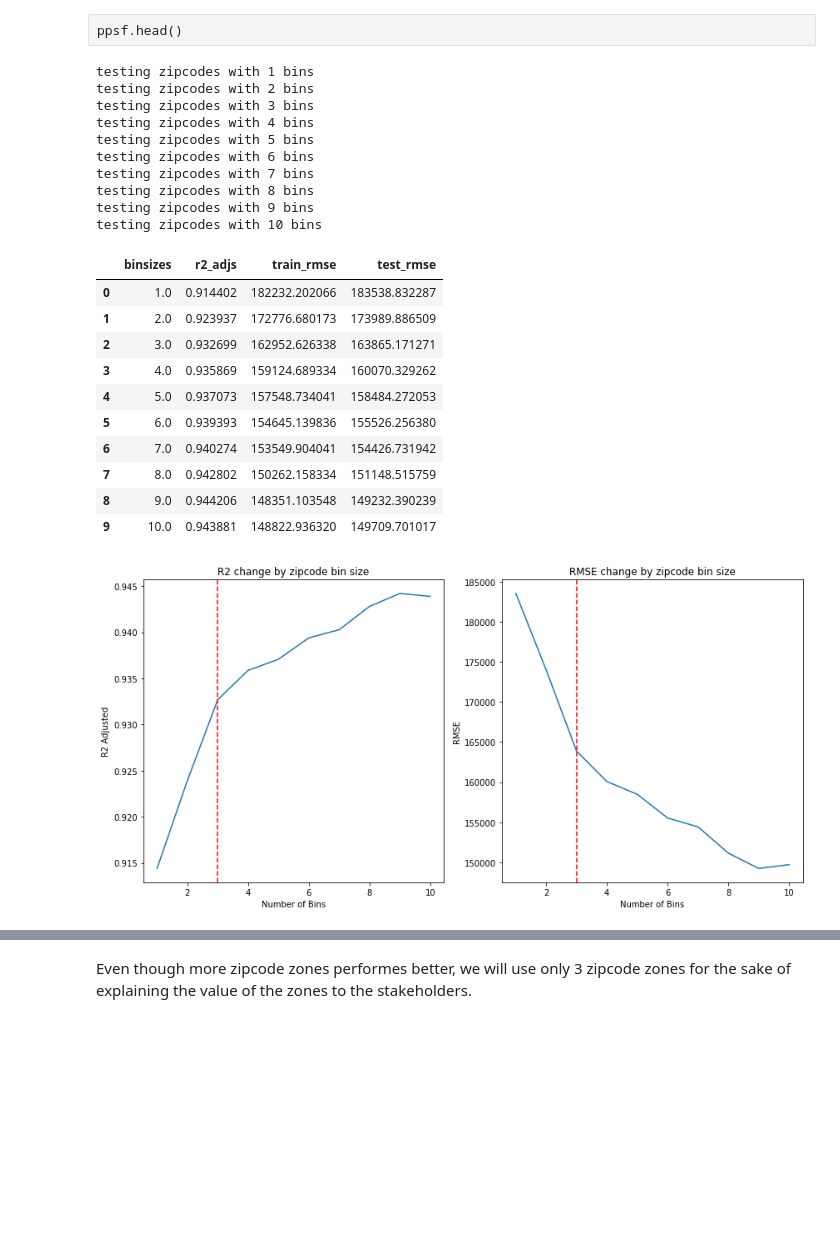
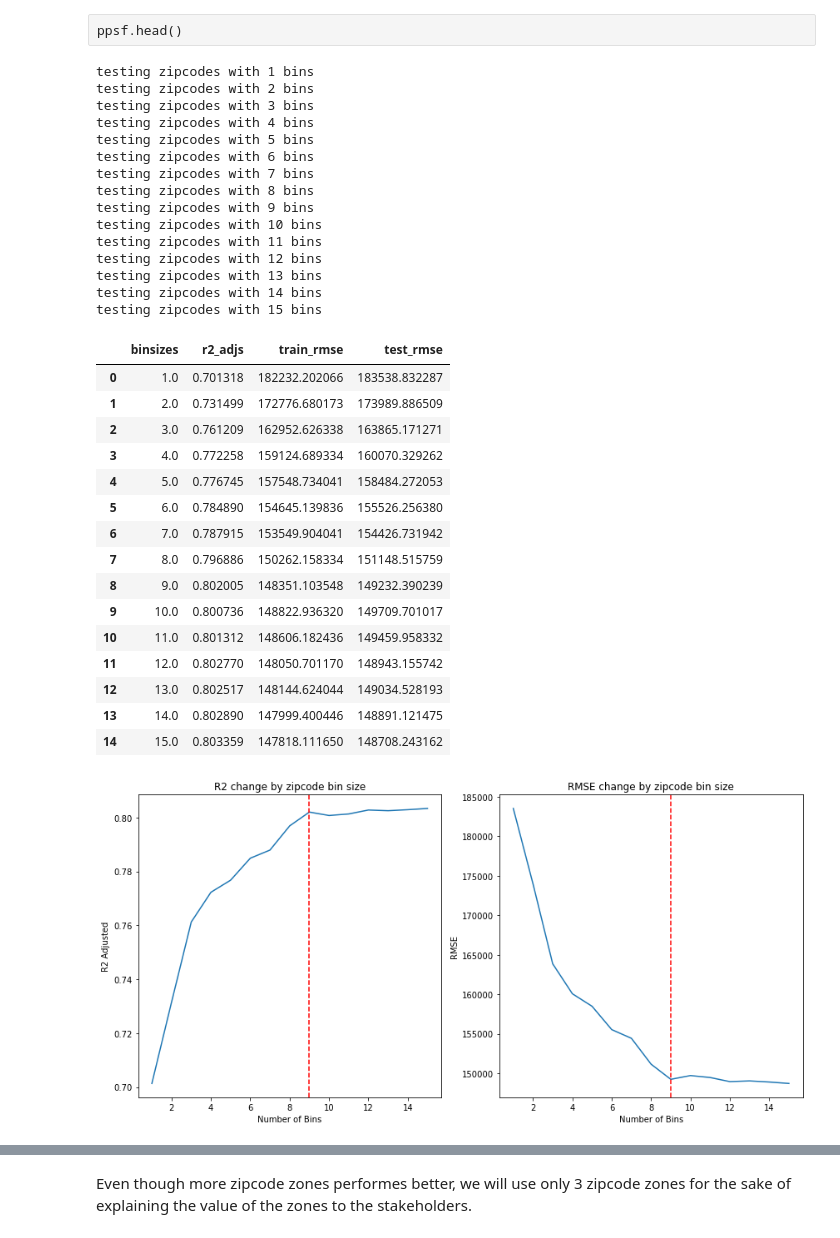
Before and after one commit to benbogart/King-County-Housing-Price, a Jupyter notebook: Good enough.ipynb, the cells around one changed output, grey strips where cells are left out. Saved outputs shown, nothing was run; the diff lists cells and outputs as text; code cells hidden in the pictures; blank space fills up the shorter version.

```diff
--- a/Good enough.ipynb
+++ b/Good enough.ipynb
@@ -26,6 +26,7 @@ from sklearn.cluster import DBSCAN
 from scipy.stats import shapiro
 
 pd.options.display.max_columns = 100
+pd.options.display.max_columns = 100
 
 import warnings
 warnings.simplefilter(action='ignore', category=FutureWarning)
@@ -244,7 +245,7 @@ Name: sqft_basement, dtype: int64
 X = df.drop('price', axis=1)
 y = df['price']
 
-model = sm.OLS(y, X).fit()
+model = sm.OLS(y, sm.add_constant(X)).fit()
 model.summary()
 # %% [output]
 OLS Regression Results
@@ -310,7 +311,7 @@ def quicktest(X, y, name=None):
 
     rmses = cross_validate_rmse(X, y)
 
-    model = sm.OLS(y, X).fit()
+    model = sm.OLS(y, sm.add_constant(X)).fit()
 
     summary = {'r2_adjusted': model.rsquared_adj,
                'train_rmse': rmses[0],
@@ -1388,7 +1427,7 @@ model_report()
 # %% [markdown]
 ## sqft_basement
 # %%
-sb = sa.copy()
+wf = sa.copy()
 sb.head(2)
 # %% [output]
 |  | baths_full | baths_partial | bedrooms | condition | floor_count | grade | lat | long | price | ... |
@@ -2014,7 +2056,7 @@ ppsf['price_sqft'] = ppsf['price'] / ppsf['sqft_living']
 zip_means = ppsf.groupby('zipcode').median()
 
 
-for bins in range(1,11):
+for bins in range(1,16):
     df = zips.copy()
 
     #bins *= 3
@@ -2049,46 +2091,56 @@ display(pd.DataFrame(report))
 
 fig, (ax1, ax2) = plt.subplots(1,2, figsize=(12,6))
 
 plt.sca(ax1)
 plt.plot(binsizes, r2_adjs, label='R2_adj')
 plt.title('R2 change by zipcode bin size')
 plt.ylabel('R2 Adjusted')
 plt.xlabel('Number of Bins')
-plt.axvline(x=3, c='r', ls='--' )
+plt.axvline(x=9, c='r', ls='--' )
 #plt.axvline(x=6, c='g', ls='--' )
 
 plt.sca(ax2)
 plt.plot(binsizes, test_rmses, label='rmse')
 plt.title('RMSE change by zipcode bin size')
 plt.ylabel('RMSE')
 plt.xlabel('Number of Bins')
-plt.axvline(x=3, c='r', ls='--' )
+plt.axvline(x=9, c='r', ls='--' )
 #plt.axvline(x=6, c='g', ls='--' )
 
 plt.tight_layout()
 # %% [output]
 testing zipcodes with 1 bins
 testing zipcodes with 2 bins
 testing zipcodes with 3 bins
 testing zipcodes with 4 bins
 testing zipcodes with 5 bins
 testing zipcodes with 6 bins
 testing zipcodes with 7 bins
 testing zipcodes with 8 bins
 testing zipcodes with 9 bins
 testing zipcodes with 10 bins
+testing zipcodes with 11 bins
+testing zipcodes with 12 bins
+testing zipcodes with 13 bins
+testing zipcodes with 14 bins
+testing zipcodes with 15 bins
 |  | binsizes | r2_adjs | train_rmse | test_rmse |
-| 0 | 1.0 | 0.914402 | 182232.202066 | 183538.832287 |
-| 1 | 2.0 | 0.923937 | 172776.680173 | 173989.886509 |
-| 2 | 3.0 | 0.932699 | 162952.626338 | 163865.171271 |
-| 3 | 4.0 | 0.935869 | 159124.689334 | 160070.329262 |
-| 4 | 5.0 | 0.937073 | 157548.734041 | 158484.272053 |
-| 5 | 6.0 | 0.939393 | 154645.139836 | 155526.256380 |
-| 6 | 7.0 | 0.940274 | 153549.904041 | 154426.731942 |
-| 7 | 8.0 | 0.942802 | 150262.158334 | 151148.515759 |
-| 8 | 9.0 | 0.944206 | 148351.103548 | 149232.390239 |
-| 9 | 10.0 | 0.943881 | 148822.936320 | 149709.701017 |
+| 0 | 1.0 | 0.701318 | 182232.202066 | 183538.832287 |
+| 1 | 2.0 | 0.731499 | 172776.680173 | 173989.886509 |
+| 2 | 3.0 | 0.761209 | 162952.626338 | 163865.171271 |
+| 3 | 4.0 | 0.772258 | 159124.689334 | 160070.329262 |
+| 4 | 5.0 | 0.776745 | 157548.734041 | 158484.272053 |
+| 5 | 6.0 | 0.784890 | 154645.139836 | 155526.256380 |
+| 6 | 7.0 | 0.787915 | 153549.904041 | 154426.731942 |
+| 7 | 8.0 | 0.796886 | 150262.158334 | 151148.515759 |
+| 8 | 9.0 | 0.802005 | 148351.103548 | 149232.390239 |
+| 9 | 10.0 | 0.800736 | 148822.936320 | 149709.701017 |
+| 10 | 11.0 | 0.801312 | 148606.182436 | 149459.958332 |
+| 11 | 12.0 | 0.802770 | 148050.701170 | 148943.155742 |
+| 12 | 13.0 | 0.802517 | 148144.624044 | 149034.528193 |
+| 13 | 14.0 | 0.802890 | 147999.400446 | 148891.121475 |
+| 14 | 15.0 | 0.803359 | 147818.111650 | 148708.243162 |
-[figure, old version]
+[figure, new version]
 # %%
 zipcode_cat
 # %% [output]
```
Also changed, not shown: parts of 127 cells of this notebook, 5 other files.
